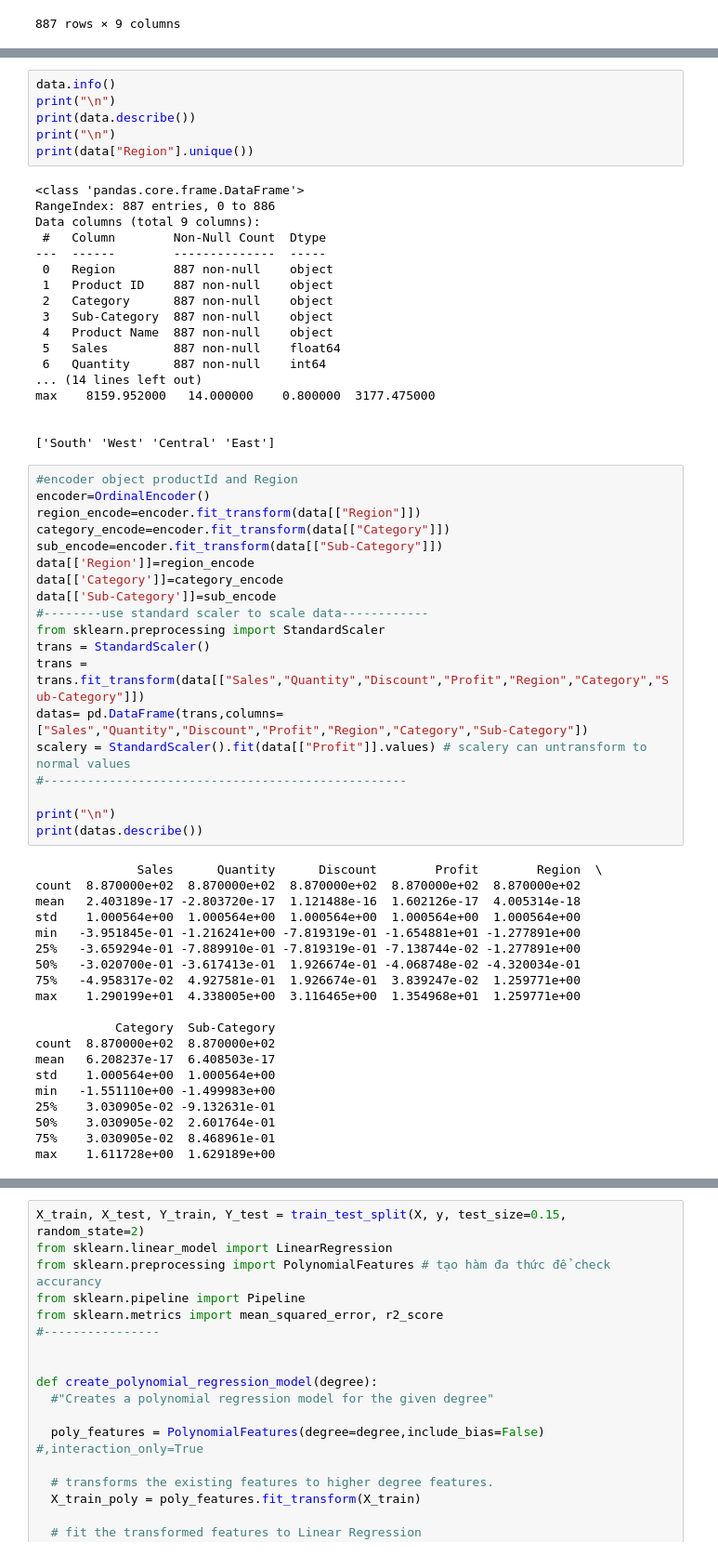
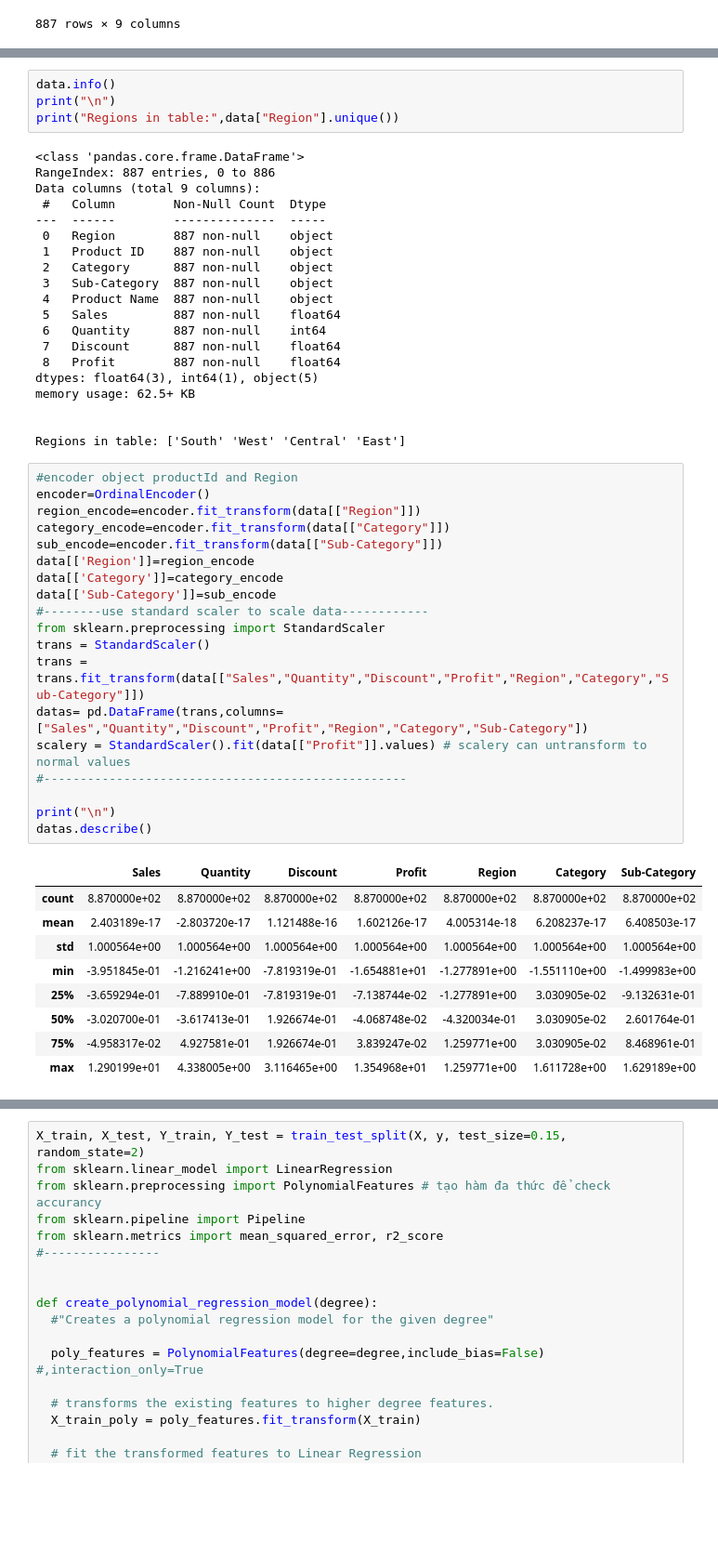
Before and after one commit to nguyentung120/superstore-predict, a Jupyter notebook: Superstore forecast .ipynb, the cells around one changed output, grey strips where cells are left out. Shown: that part at 93% size. Saved outputs shown, nothing was run; the diff lists cells and outputs as text; blank space fills up the shorter version.

```diff
--- a/Superstore forecast .ipynb
+++ b/Superstore forecast .ipynb
@@ -43,9 +43,7 @@ plt.show()
 # %%
 data.info()
 print("\n")
-print(data.describe())
-print("\n")
-print(data["Region"].unique())
+print("Regions in table:",data["Region"].unique())
 # %% [output]
 <class 'pandas.core.frame.DataFrame'>
 RangeIndex: 887 entries, 0 to 886
@@ -59,50 +57,42 @@ Data columns (total 9 columns):
  4   Product Name  887 non-null    object
  5   Sales         887 non-null    float64
  6   Quantity      887 non-null    int64
-... (14 lines left out)
-max    8159.952000   14.000000    0.800000  3177.475000
+ 7   Discount      887 non-null    float64
+ 8   Profit        887 non-null    float64
+dtypes: float64(3), int64(1), object(5)
+memory usage: 62.5+ KB
 
 
-['South' 'West' 'Central' 'East']
+Regions in table: ['South' 'West' 'Central' 'East']
 # %%
 #encoder object productId and Region
 encoder=OrdinalEncoder()
 region_encode=encoder.fit_transform(data[["Region"]])
 category_encode=encoder.fit_transform(data[["Category"]])
 sub_encode=encoder.fit_transform(data[["Sub-Category"]])
 data[['Region']]=region_encode
 data[['Category']]=category_encode
 data[['Sub-Category']]=sub_encode
 #--------use standard scaler to scale data------------
 from sklearn.preprocessing import StandardScaler
 trans = StandardScaler()
 trans = trans.fit_transform(data[["Sales","Quantity","Discount","Profit","Region","Category","Sub-Category"]])
 datas= pd.DataFrame(trans,columns=["Sales","Quantity","Discount","Profit","Region","Category","Sub-Category"])
 scalery = StandardScaler().fit(data[["Profit"]].values) # scalery can untransform to normal values
 #--------------------------------------------------
 
 print("\n")
-print(datas.describe())
+datas.describe()
 # %% [output]
-              Sales      Quantity      Discount        Profit        Region  \
-count  8.870000e+02  8.870000e+02  8.870000e+02  8.870000e+02  8.870000e+02
-mean   2.403189e-17 -2.803720e-17  1.121488e-16  1.602126e-17  4.005314e-18
-std    1.000564e+00  1.000564e+00  1.000564e+00  1.000564e+00  1.000564e+00
-min   -3.951845e-01 -1.216241e+00 -7.819319e-01 -1.654881e+01 -1.277891e+00
-25%   -3.659294e-01 -7.889910e-01 -7.819319e-01 -7.138744e-02 -1.277891e+00
-50%   -3.020700e-01 -3.617413e-01  1.926674e-01 -4.068748e-02 -4.320034e-01
-75%   -4.958317e-02  4.927581e-01  1.926674e-01  3.839247e-02  1.259771e+00
-max    1.290199e+01  4.338005e+00  3.116465e+00  1.354968e+01  1.259771e+00
-
-           Category  Sub-Category
-count  8.870000e+02  8.870000e+02
-mean   6.208237e-17  6.408503e-17
-std    1.000564e+00  1.000564e+00
-min   -1.551110e+00 -1.499983e+00
-25%    3.030905e-02 -9.132631e-01
-50%    3.030905e-02  2.601764e-01
-75%    3.030905e-02  8.468961e-01
-max    1.611728e+00  1.629189e+00
+|  | Sales | Quantity | Discount | Profit | Region | Category | Sub-Category |
+| count | 8.870000e+02 | 8.870000e+02 | 8.870000e+02 | 8.870000e+02 | 8.870000e+02 | 8.870000e+02 | 8.870000e+02 |
+| mean | 2.403189e-17 | -2.803720e-17 | 1.121488e-16 | 1.602126e-17 | 4.005314e-18 | 6.208237e-17 | 6.408503e-17 |
+| std | 1.000564e+00 | 1.000564e+00 | 1.000564e+00 | 1.000564e+00 | 1.000564e+00 | 1.000564e+00 | 1.000564e+00 |
+| min | -3.951845e-01 | -1.216241e+00 | -7.819319e-01 | -1.654881e+01 | -1.277891e+00 | -1.551110e+00 | -1.499983e+00 |
+| 25% | -3.659294e-01 | -7.889910e-01 | -7.819319e-01 | -7.138744e-02 | -1.277891e+00 | 3.030905e-02 | -9.132631e-01 |
+| 50% | -3.020700e-01 | -3.617413e-01 | 1.926674e-01 | -4.068748e-02 | -4.320034e-01 | 3.030905e-02 | 2.601764e-01 |
+| 75% | -4.958317e-02 | 4.927581e-01 | 1.926674e-01 | 3.839247e-02 | 1.259771e+00 | 3.030905e-02 | 8.468961e-01 |
+| max | 1.290199e+01 | 4.338005e+00 | 3.116465e+00 | 1.354968e+01 | 1.259771e+00 | 1.611728e+00 | 1.629189e+00 |
 # %%
 #--------------------------------
 array=datas.values
```
Also changed, not shown: parts of 5 cells of this notebook.
